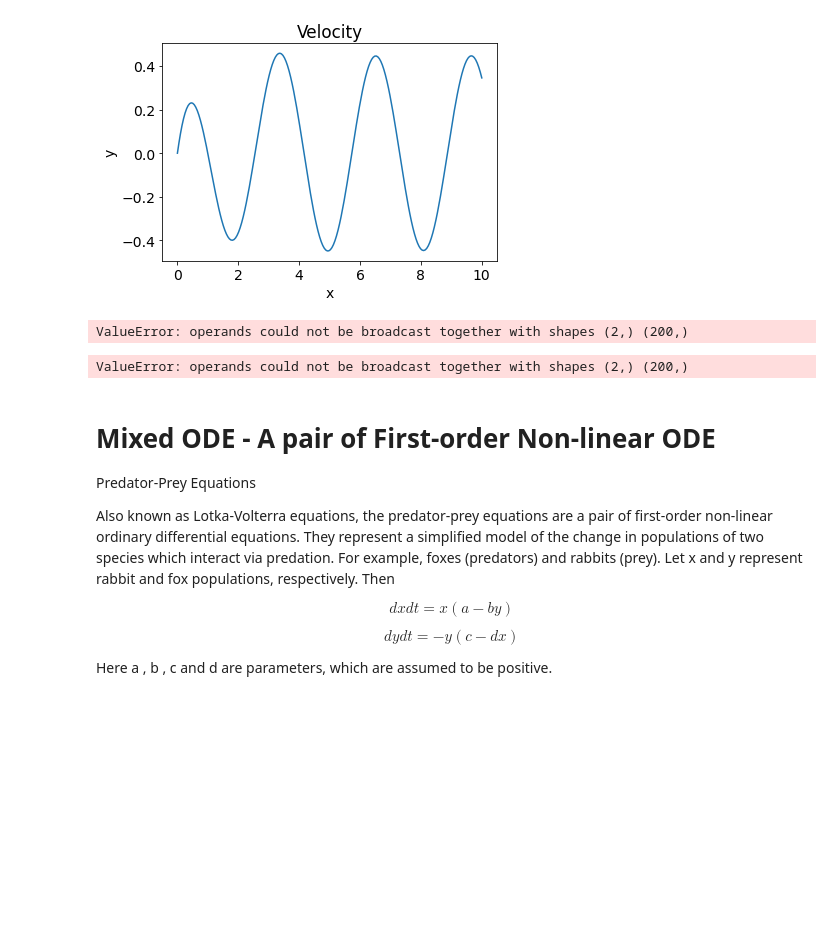
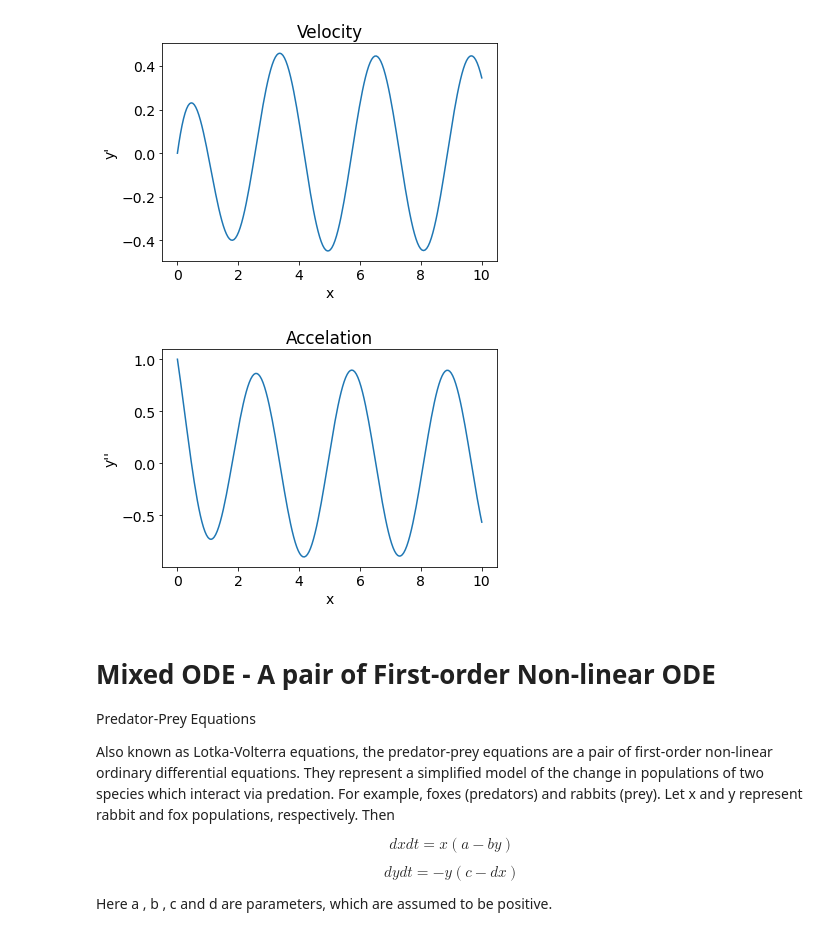
Before and after one commit to shimaabadi/BENGR310, a Jupyter notebook: ODE.ipynb, the cells around one changed output. Saved outputs shown, nothing was run; the diff lists cells and outputs as text; code cells hidden in the pictures; blank space fills up the shorter version.

```diff
--- a/ODE.ipynb
+++ b/ODE.ipynb
@@ -175,18 +175,14 @@ plt.title("Velocity")
 plt.plot(xs,vel);
 # %% [output]
 [figure]
-# %%
-U_derivative(Us, xs)
-# %% [output]
-ValueError: operands could not be broadcast together with shapes (2,) (200,)
 # %%
-_,acc = U_derivative(Us, xs)
+_,acc = U_derivative([Us[:,0],Us[:,1]], xs)
 plt.xlabel("x")
-plt.ylabel("y")
+plt.ylabel("y''")
 plt.title("Accelation")
 plt.plot(xs,acc);
 # %% [output]
-ValueError: operands could not be broadcast together with shapes (2,) (200,)
+[figure, added]
 # %% [markdown]
 # Mixed ODE - A pair of First-order Non-linear ODE
 
```
Also changed, not shown: parts of 4 cells of this notebook, 1 other file.
